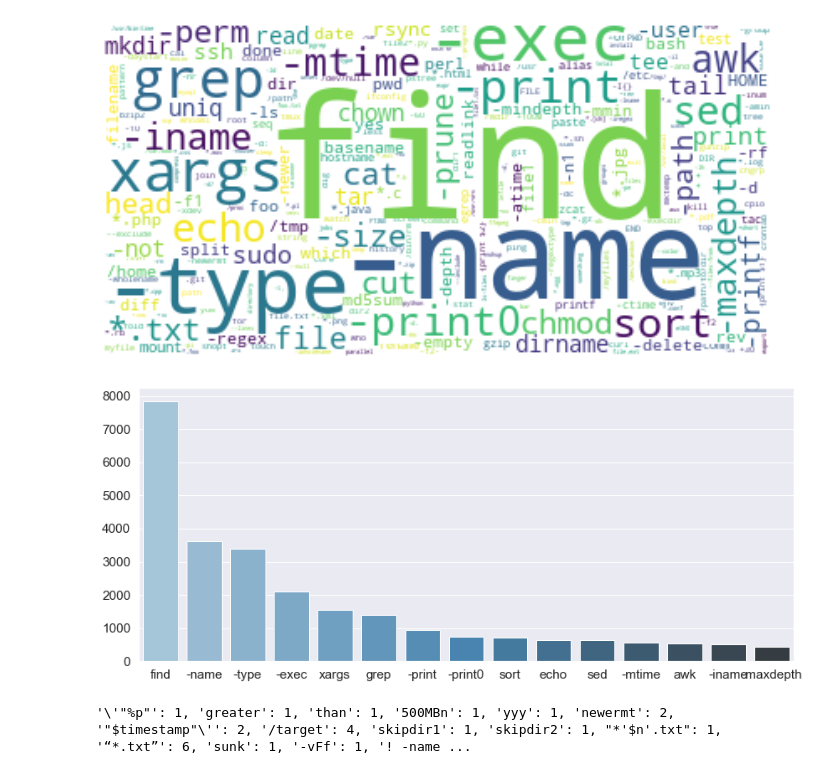
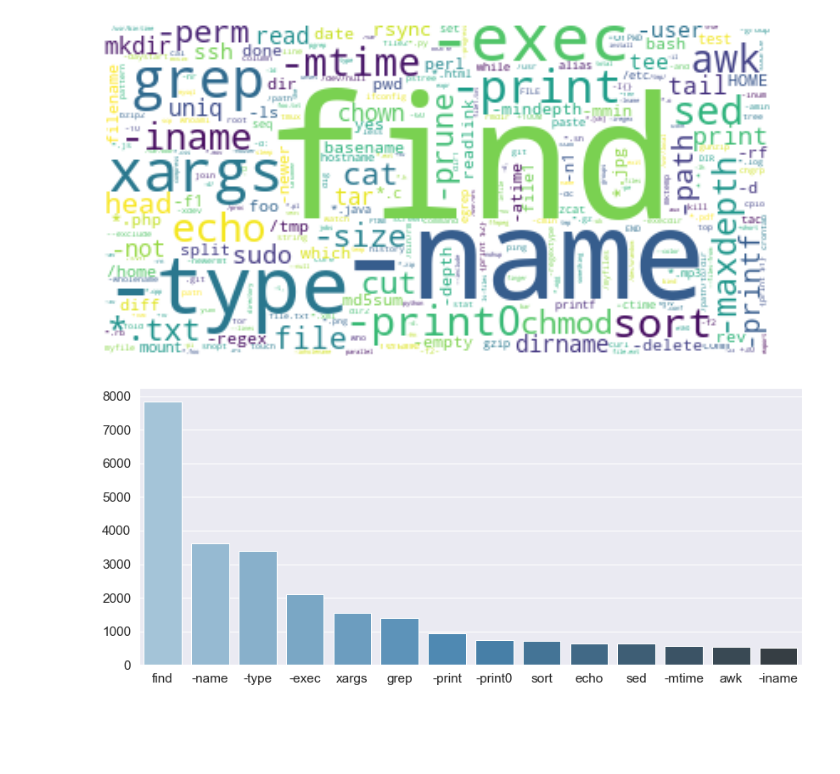
Before and after one commit to dtrizna/bashprocessing, a Jupyter notebook: eda/cmd_parsing_messy.ipynb, the cells around one changed output. Cells and saved outputs as stored; diff of their text form; code cells hidden in the pictures; blank space fills up the shorter version.

```diff
--- a/eda/cmd_parsing_messy.ipynb
+++ b/eda/cmd_parsing_messy.ipynb
@@ -605,16 +605,12 @@ plt.savefig('img/wordcloud.png', bbox_inches='tight')
 # %% [output]
 [figure]
 # %%
-X,Y = zip(*Counter(clean_dict).most_common(15))
+X,Y = zip(*Counter(clean_dict).most_common(14))
 
 sns.set_theme(style="whitegrid")
 sns.set(font_scale=1.4)
 plt.figure(figsize=(14,6))
 bars = sns.barplot(x=list(X), y=list(Y), palette="Blues_d")
 bars.get_figure().savefig("img/absolute_element_counts.png")
 # %% [output]
-[figure, old version]
+[figure, new version]
-# %%
-print(dict(alldict))
-# %% [output]
-'\'"%p"': 1, 'greater': 1, 'than': 1, '500MBn': 1, 'yyy': 1, 'newermt': 2, '"$timestamp"\'': 2, '/target': 4, 'skipdir1': 1, 'skipdir2': 1, "*'$n'.txt": 1, '“*.txt”': 6, 'sunk': 1, '-vFf': 1, '! -name ...
```
